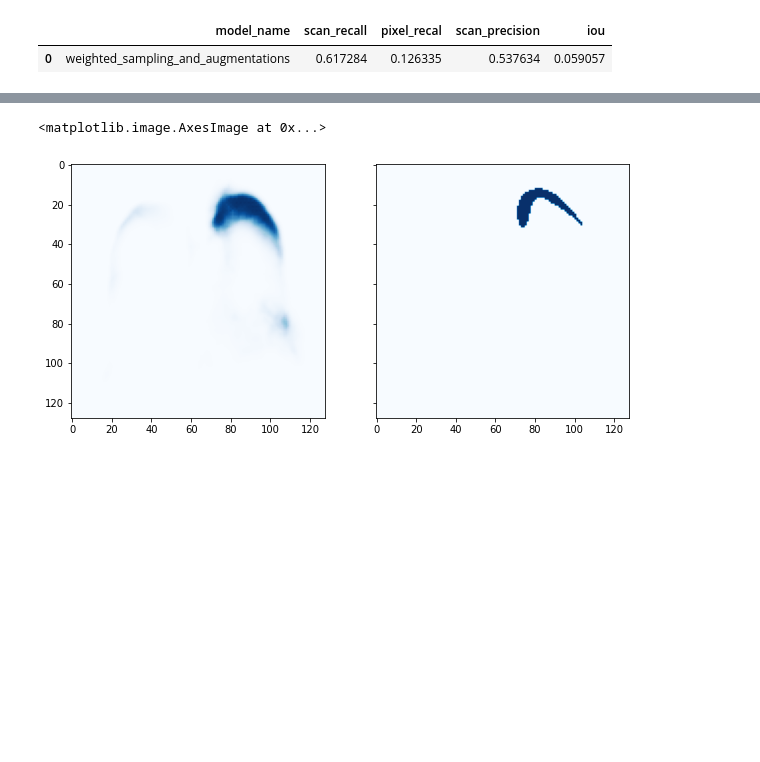
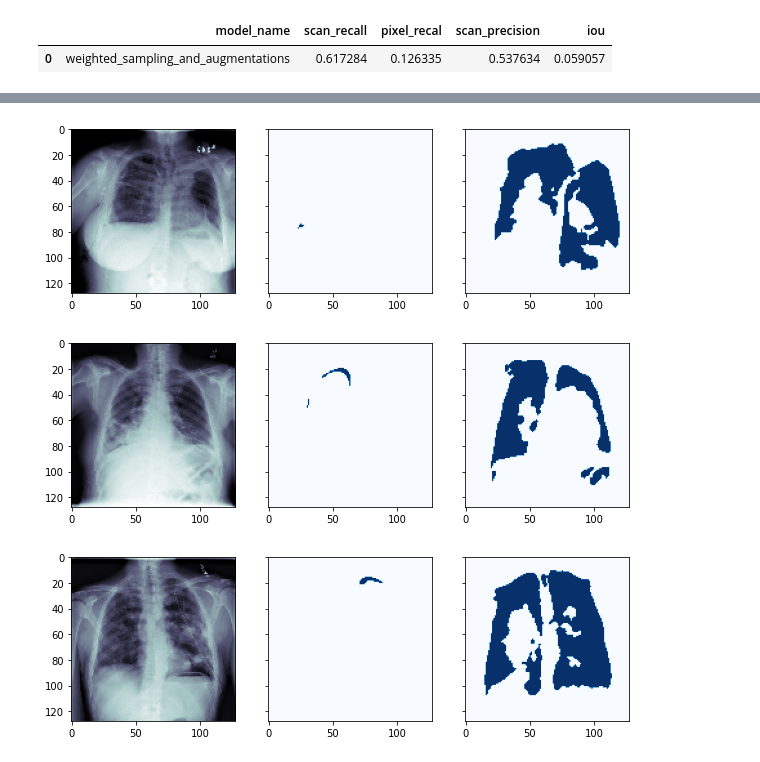
Before and after one commit to gabibu/aiforhealthcare, a Jupyter notebook: advanced_models_colab_2.ipynb, the cells around one changed output, grey strips where cells are left out. Cells and saved outputs as stored; diff of their text form; code cells hidden in the pictures; blank space fills up the shorter version.

```diff
--- a/advanced_models_colab_2.ipynb
+++ b/advanced_models_colab_2.ipynb
@@ -962,8 +1015,16 @@ with_augmentations_and_dice_bce_loss_df
 # %%
-fig, ax = plt.subplots(nrows=1, ncols=2, sharey=True, figsize=(10,7))
+def plot_exmaples(model, th):
+  examples = get_examples(model, validation_data_loader, th)
 
-ax[0].imshow(output1[0],cmap='Blues')
-ax[1].imshow(labels1[0],cmap='Blues')
+  for (i,p,l) in examples:
+    fig, ax = plt.subplots(nrows=1, ncols=3, sharey=True, figsize=(10,7))
+
+    ax[0].imshow(i[0],cmap='bone')
+    ax[1].imshow(l[0],cmap='Blues')
+    ax[2].imshow(p[0],cmap='Blues')
-# %% [output]
-<matplotlib.image.AxesImage at 0x...>
-[figure, removed]
+# %%
+plot_exmaples('with_augmentations_and_weighted_loss', 0.5)
+# %% [output]
+[figure, added]
+[figure, added]
+[figure, added]
```
Also changed, not shown: parts of 9 cells of this notebook.
